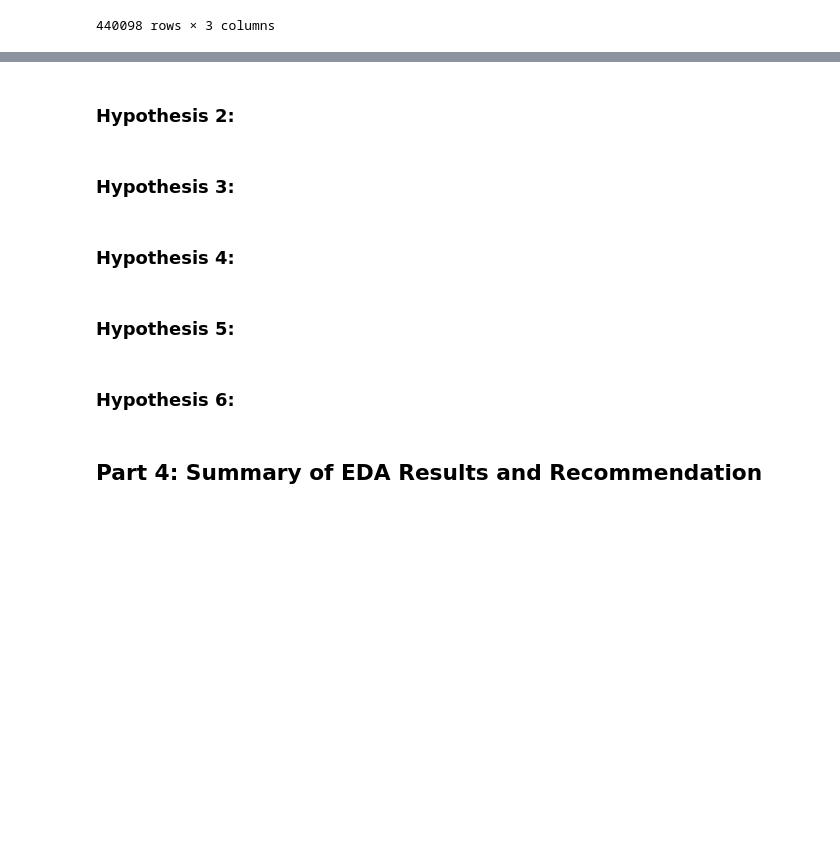
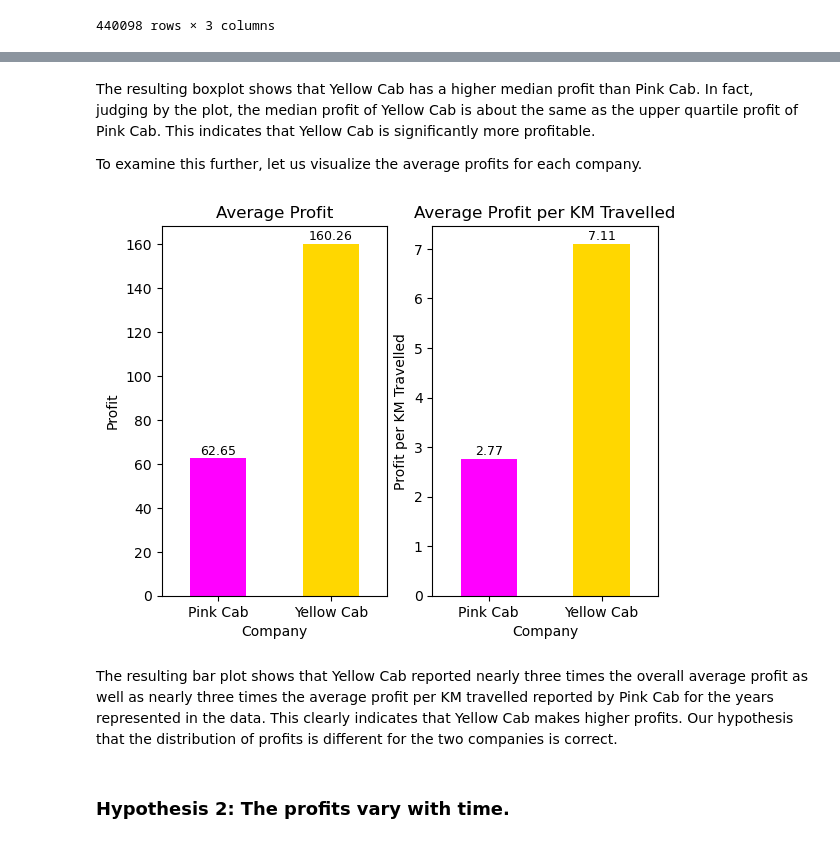
Before and after one commit to avig00/Cab-CaseStudy, a Jupyter notebook: G2M_case_study_EDA.ipynb, the cells around one changed output, grey strips where cells are left out. Cells and saved outputs as stored; diff of their text form; code cells hidden in the pictures; blank space fills up the shorter version.

```diff
--- a/G2M_case_study_EDA.ipynb
+++ b/G2M_case_study_EDA.ipynb
@@ -97,12 +120,37 @@ We are now ready to perform EDA using our master data to find key insights about
+# %% [markdown]
+The resulting boxplot shows that Yellow Cab has a higher median profit than Pink Cab. In fact, judging by the plot, the median profit of Yellow Cab is about the same as the upper quartile profit of Pink Cab. This indicates that Yellow Cab is significantly more profitable.
+
+To examine this further, let us visualize the average profits for each company.
+# %%
+# Overall average profit
+avg_profits = cab_df.groupby(['Company']).mean()['Profit']
+plt.subplot(1, 2, 1)
+plot1 = avg_profits.plot(kind='bar', ylabel = "Profit", title = "Average Profit", color = ["fuchsia", "gold"])
+for bar in plot1.patches:
+    plot1.annotate(format(bar.get_height(), '.2f'),
+                   (bar.get_x() + bar.get_width() / 2,
+                    bar.get_height()), ha='center', va='center',
+                   size=9, xytext=(0, 5),
+                   textcoords='offset points')
+
+plt.xticks(rotation=0)
+
+
+# Average profit per KM travelled
+avg_profits = cab_df.groupby(['Company']).mean()['Profit per KM']
+plt.subplot(1, 2, 2)
+plot2 = avg_profits.plot(kind='bar', ylabel = "Profit per KM Travelled", title = "Average Profit per KM Travelled", color = ["fuchsia", "gold"])
+for bar in plot2.patches:
+    plot2.annotate(format(bar.get_height(), '.2f'),
+                   (bar.get_x() + bar.get_width() / 2,
+                    bar.get_height()), ha='center', va='center',
+                   size=9, xytext=(0, 5),
+                   textcoords='offset points')
+
+plt.xticks(rotation=0);
+# %% [output]
+[figure, added]
+# %% [markdown]
+The resulting bar plot shows that Yellow Cab reported nearly three times the overall average profit as well as nearly three times the average profit per KM travelled reported by Pink Cab for the years represented in the data. This clearly indicates that Yellow Cab makes higher profits. Our hypothesis that the distribution of profits is different for the two companies is correct.
 # %% [markdown]
-### Hypothesis 2:
+### Hypothesis 2: The profits vary with time.
-# %% [markdown]
-### Hypothesis 3:
-# %% [markdown]
-### Hypothesis 4:
-# %% [markdown]
-### Hypothesis 5:
-# %% [markdown]
-### Hypothesis 6:
-# %% [markdown]
-## Part 4: Summary of EDA Results and Recommendation
```
Also changed, not shown: parts of 41 cells of this notebook.
